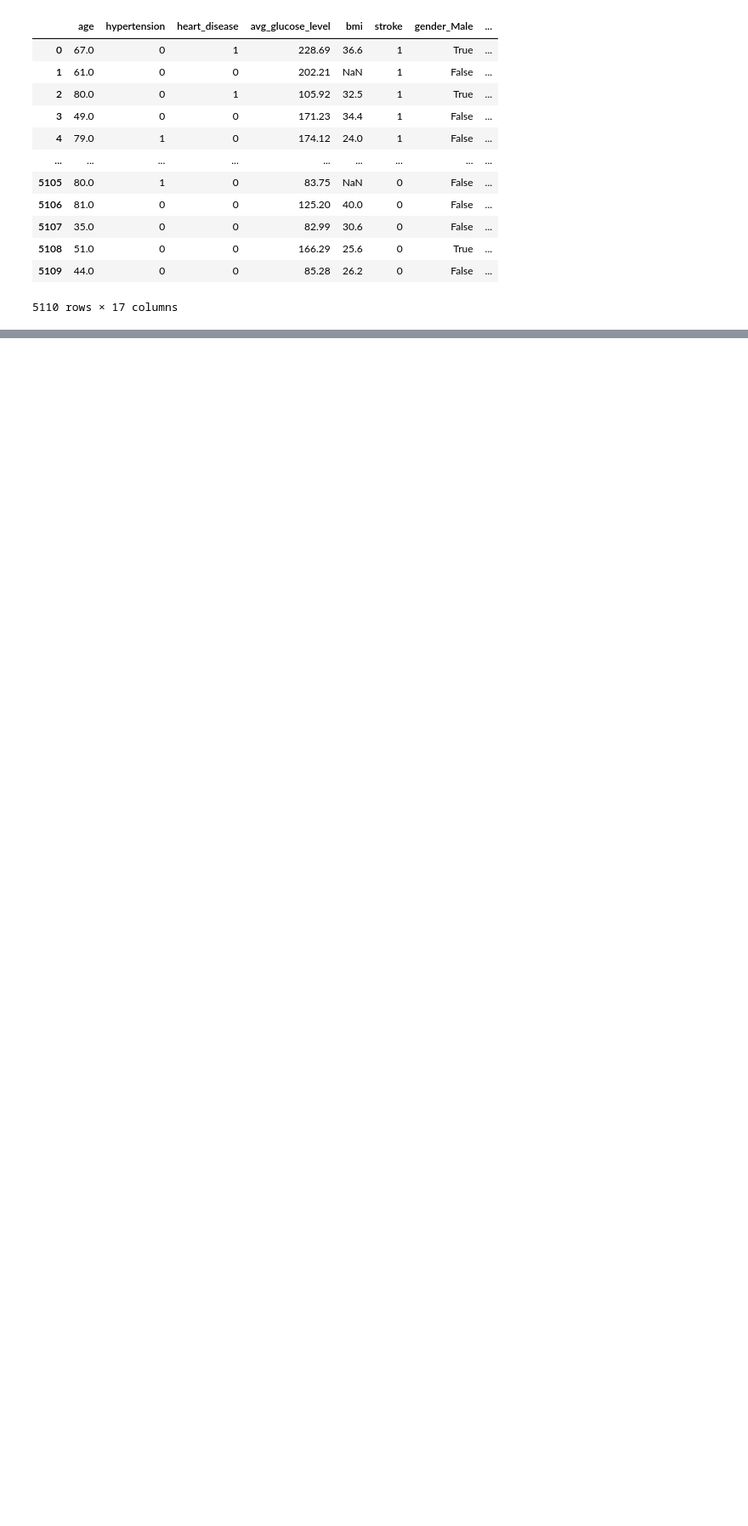
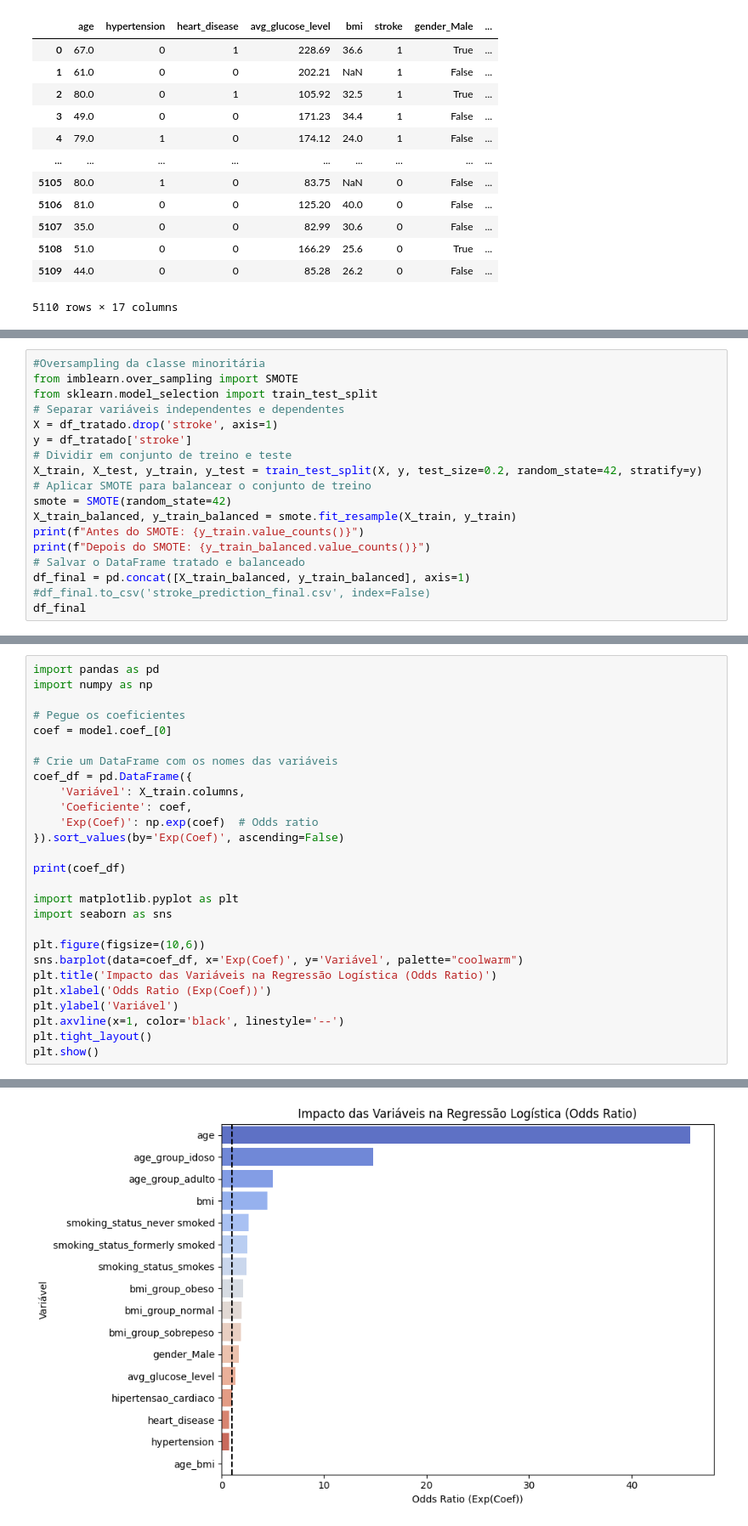
Before and after one commit to GabrielRolla/Trabalho-1, a Jupyter notebook: trabalho1.ipynb, the cells around one changed output, grey strips where cells are left out. Shown at 85% size. Cells and saved outputs as stored; diff of their text form; blank space fills up the shorter version.

Commit message:
modelo quase pronto

```diff
--- a/trabalho1.ipynb
+++ b/trabalho1.ipynb
@@ -288,0 +353,18 @@ df_feat
+# %%
+#Oversampling da classe minoritária
+from imblearn.over_sampling import SMOTE
+from sklearn.model_selection import train_test_split
+# Separar variáveis independentes e dependentes
+X = df_tratado.drop('stroke', axis=1)
+y = df_tratado['stroke']
+# Dividir em conjunto de treino e teste
+X_train, X_test, y_train, y_test = train_test_split(X, y, test_size=0.2, random_state=42, stratify=y)
+# Aplicar SMOTE para balancear o conjunto de treino
+smote = SMOTE(random_state=42)
+X_train_balanced, y_train_balanced = smote.fit_resample(X_train, y_train)
+print(f"Antes do SMOTE: {y_train.value_counts()}")
+print(f"Depois do SMOTE: {y_train_balanced.value_counts()}")
+# Salvar o DataFrame tratado e balanceado
+df_final = pd.concat([X_train_balanced, y_train_balanced], axis=1)
+#df_final.to_csv('stroke_prediction_final.csv', index=False)
+df_final
@@ -288,0 +434,28 @@ df_feat
+# %%
+import pandas as pd
+import numpy as np
+
+# Pegue os coeficientes
+coef = model.coef_[0]
+
+# Crie um DataFrame com os nomes das variáveis
+coef_df = pd.DataFrame({
+    'Variável': X_train.columns,
+    'Coeficiente': coef,
+    'Exp(Coef)': np.exp(coef)  # Odds ratio
+}).sort_values(by='Exp(Coef)', ascending=False)
+
+print(coef_df)
+
+import matplotlib.pyplot as plt
+import seaborn as sns
+
+plt.figure(figsize=(10,6))
+sns.barplot(data=coef_df, x='Exp(Coef)', y='Variável', palette="coolwarm")
+plt.title('Impacto das Variáveis na Regressão Logística (Odds Ratio)')
+plt.xlabel('Odds Ratio (Exp(Coef))')
+plt.ylabel('Variável')
+plt.axvline(x=1, color='black', linestyle='--')
+plt.tight_layout()
+plt.show()
+# %% [output]
@@ -288,0 +482 @@ df_feat
+[figure, added]
```
Also changed, not shown: parts of 8 cells of this notebook.
